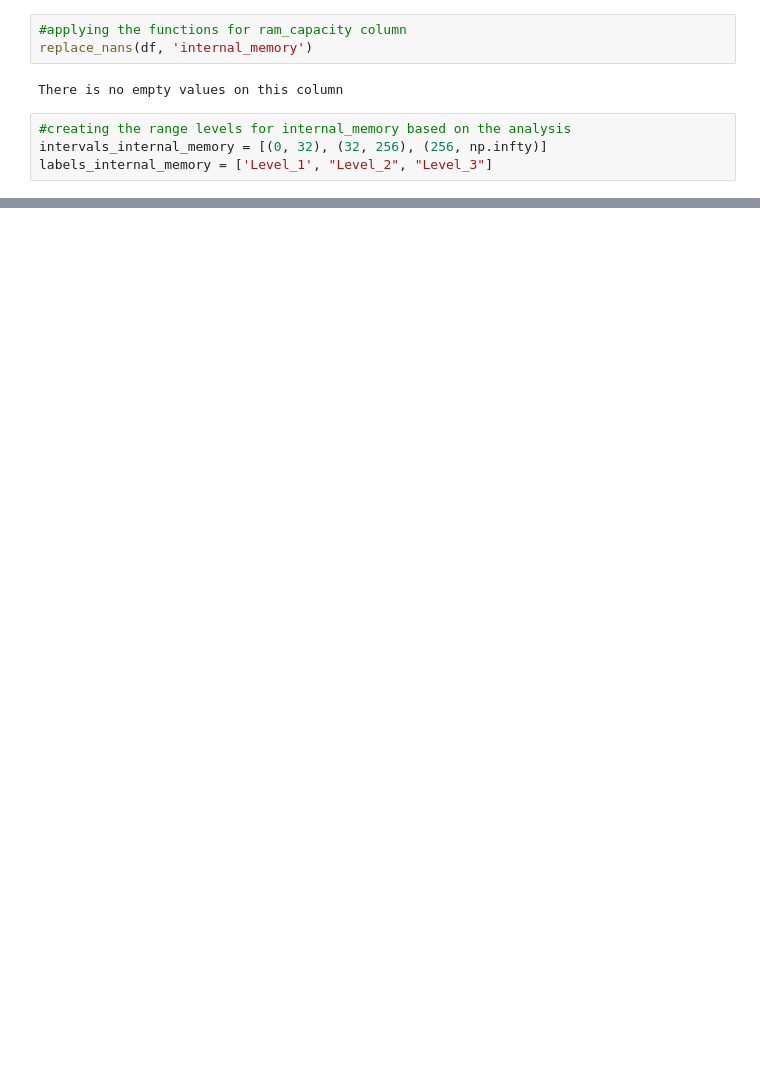
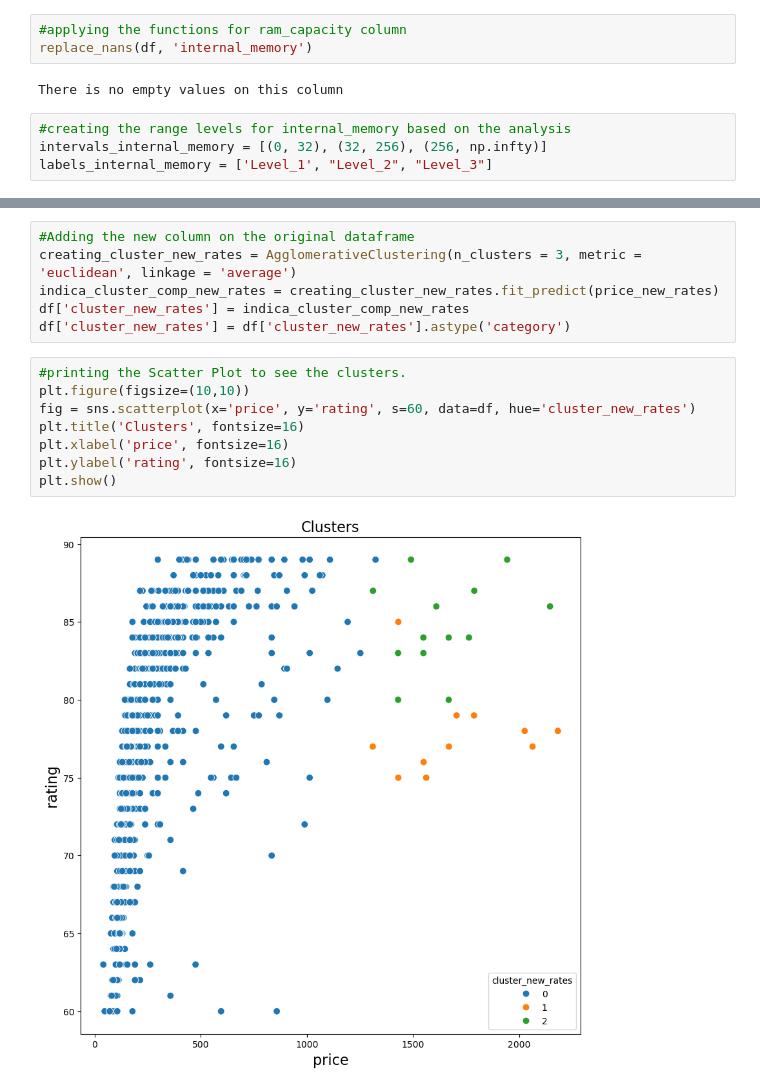
Before and after one commit to vaugsss/DataScience, a Jupyter notebook: Smarpthones_Clustering.ipynb, the cells around one changed output, grey strips where cells are left out. Cells and saved outputs as stored; diff of their text form; blank space fills up the shorter version.

```diff
--- a/Smarpthones_Clustering.ipynb
+++ b/Smarpthones_Clustering.ipynb
@@ -490,0 +591,16 @@ rating_internal_memory
+# %%
+#Adding the new column on the original dataframe
+creating_cluster_new_rates = AgglomerativeClustering(n_clusters = 3, metric = 'euclidean', linkage = 'average')
+indica_cluster_comp_new_rates = creating_cluster_new_rates.fit_predict(price_new_rates)
+df['cluster_new_rates'] = indica_cluster_comp_new_rates
+df['cluster_new_rates'] = df['cluster_new_rates'].astype('category')
+# %%
+#printing the Scatter Plot to see the clusters.
+plt.figure(figsize=(10,10))
+fig = sns.scatterplot(x='price', y='rating', s=60, data=df, hue='cluster_new_rates')
+plt.title('Clusters', fontsize=16)
+plt.xlabel('price', fontsize=16)
+plt.ylabel('rating', fontsize=16)
+plt.show()
+# %% [output]
+[figure, added]
```
Also changed, not shown: parts of 28 cells of this notebook.
